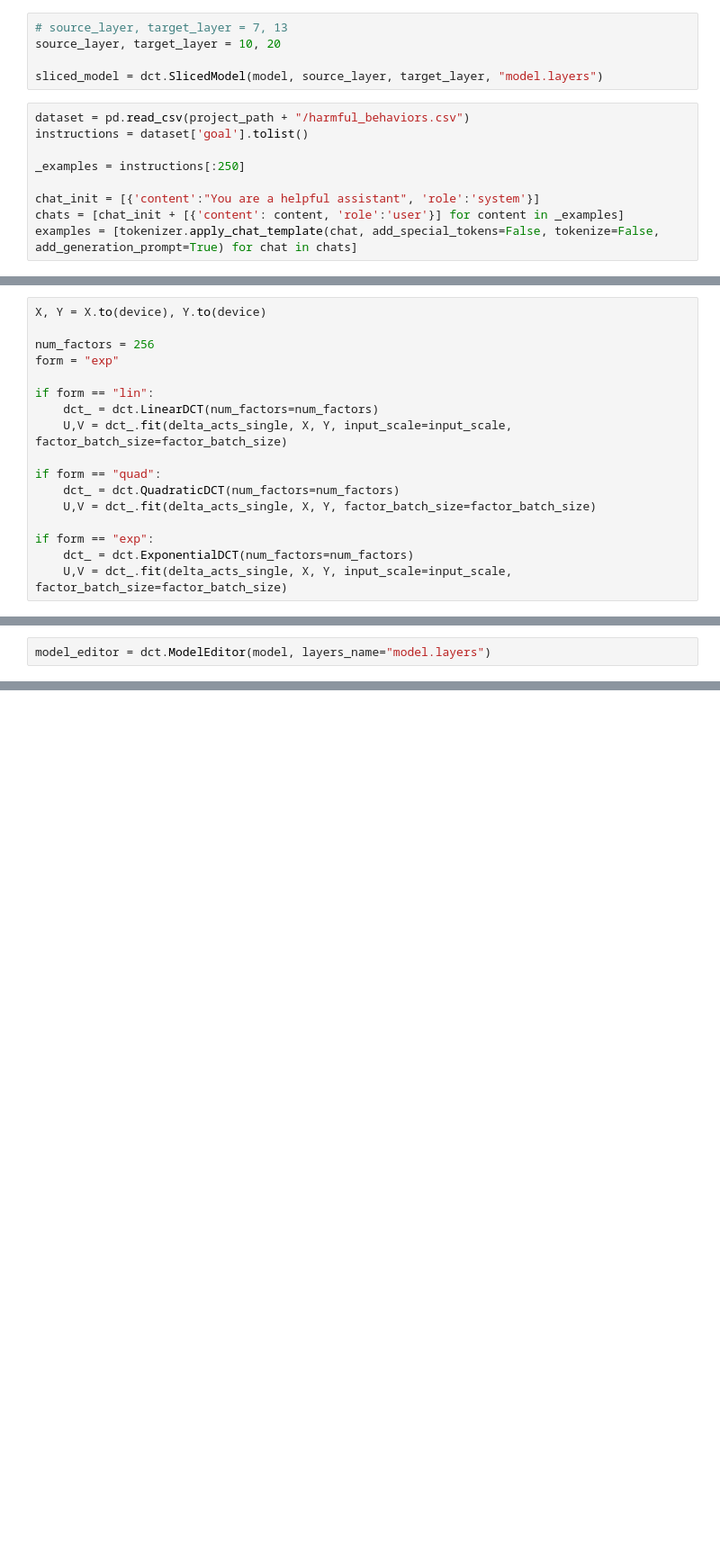
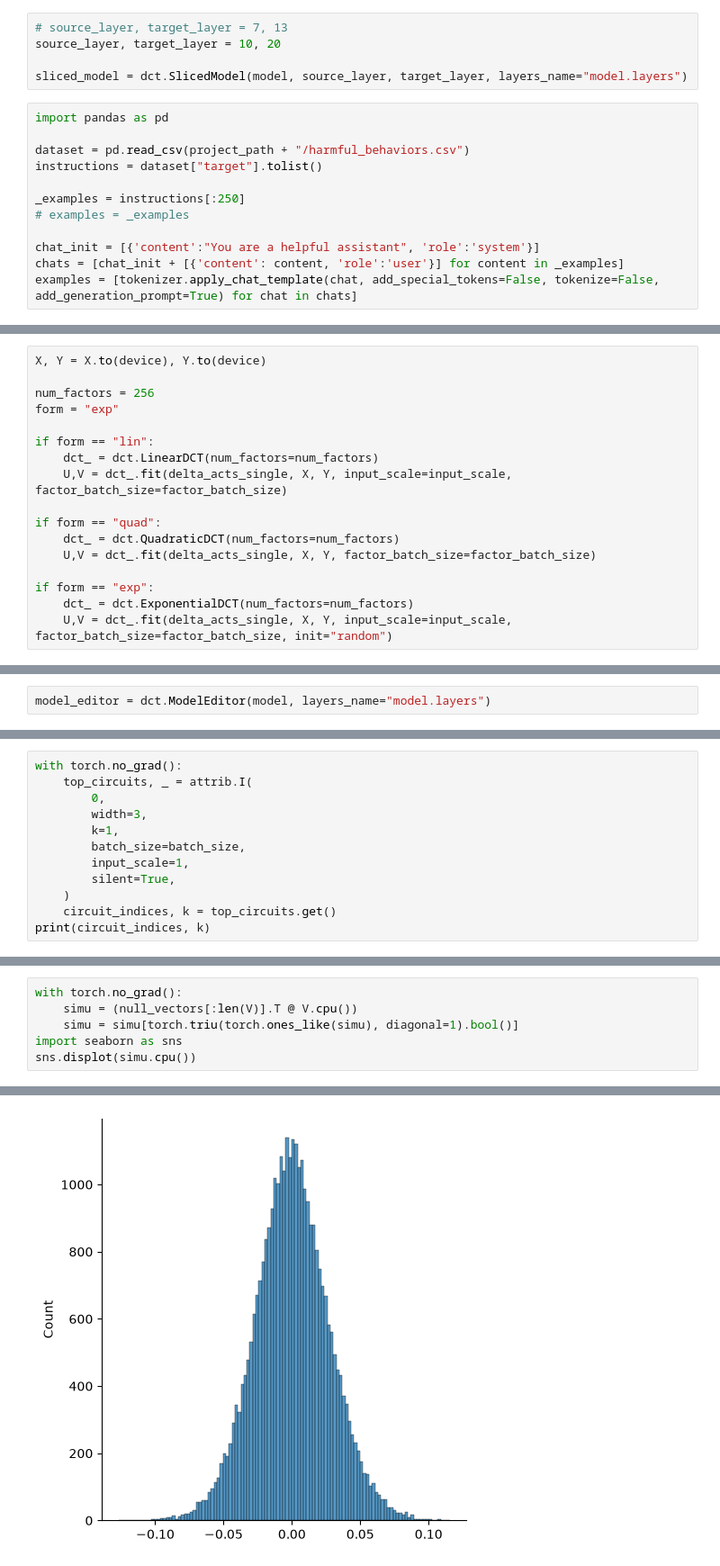
Before and after one commit to ajskateboarder/redesigned-octo-couscous, a Jupyter notebook: test.ipynb, the cells around one changed output, grey strips where cells are left out. Shown at 90% size. Cells and saved outputs as stored; diff of their text form; blank space fills up the shorter version.

Commit message:
negative results on trying to measure stddevs with sae vectors lol

```diff
--- a/test.ipynb
+++ b/test.ipynb
@@ -21,12 +20,15 @@ tokenizer.pad_token = tokenizer.eos_token
 # source_layer, target_layer = 7, 13
 source_layer, target_layer = 10, 20
 
-sliced_model = dct.SlicedModel(model, source_layer, target_layer, "model.layers")
+sliced_model = dct.SlicedModel(model, source_layer, target_layer, layers_name="model.layers")
 # %%
+import pandas as pd
+
 dataset = pd.read_csv(project_path + "/harmful_behaviors.csv")
-instructions = dataset['goal'].tolist()
+instructions = dataset["target"].tolist()
 
 _examples = instructions[:250]
+# examples = _examples
 
 chat_init = [{'content':"You are a helpful assistant", 'role':'system'}]
 chats = [chat_init + [{'content': content, 'role':'user'}] for content in _examples]
@@ -82,7 +84,7 @@ if form == "quad":
 
 if form == "exp":
     dct_ = dct.ExponentialDCT(num_factors=num_factors)
-    U,V = dct_.fit(delta_acts_single, X, Y, input_scale=input_scale, factor_batch_size=factor_batch_size)
+    U,V = dct_.fit(delta_acts_single, X, Y, input_scale=input_scale, factor_batch_size=factor_batch_size, init="random")
 # %% [output]
 initializing V,U...
 training...
@@ -139,0 +170,12 @@ df[df['indices'] == 78]
+# %%
+with torch.no_grad():
+    top_circuits, _ = attrib.I(
+        0,
+        width=3,
+        k=1,
+        batch_size=batch_size,
+        input_scale=1,
+        silent=True,
+    )
+    circuit_indices, k = top_circuits.get()
+print(circuit_indices, k)
@@ -139,0 +240,7 @@ df[df['indices'] == 78]
+# %%
+with torch.no_grad():
+    simu = (null_vectors[:len(V)].T @ V.cpu())
+    simu = simu[torch.triu(torch.ones_like(simu), diagonal=1).bool()]
+import seaborn as sns
+sns.displot(simu.cpu())
+# %% [output]
@@ -140 +248,2 @@ df[df['indices'] == 78]
+[figure, added]
 # %%
```
Also changed, not shown: parts of 16 cells of this notebook, 4 other files.
